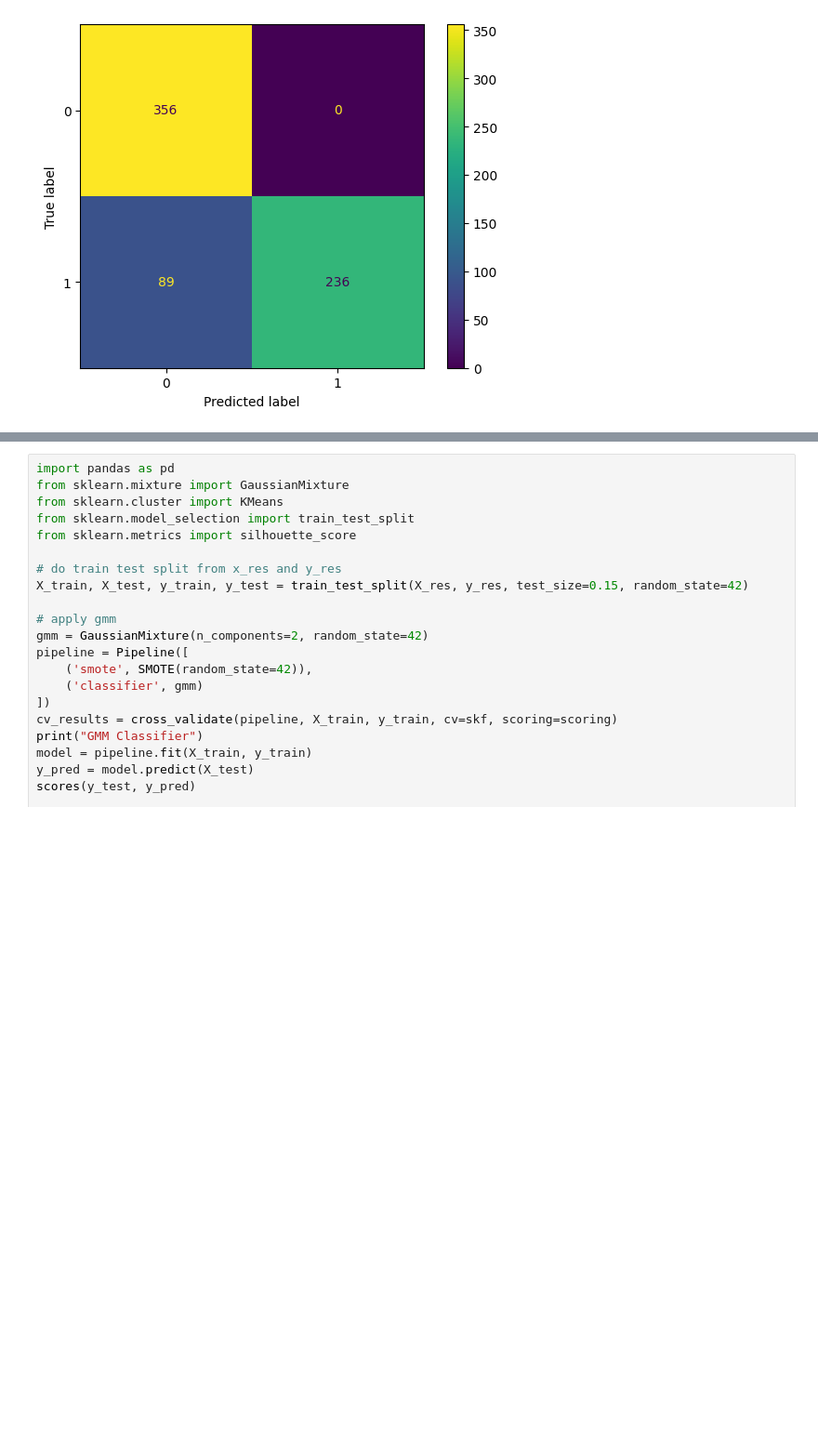
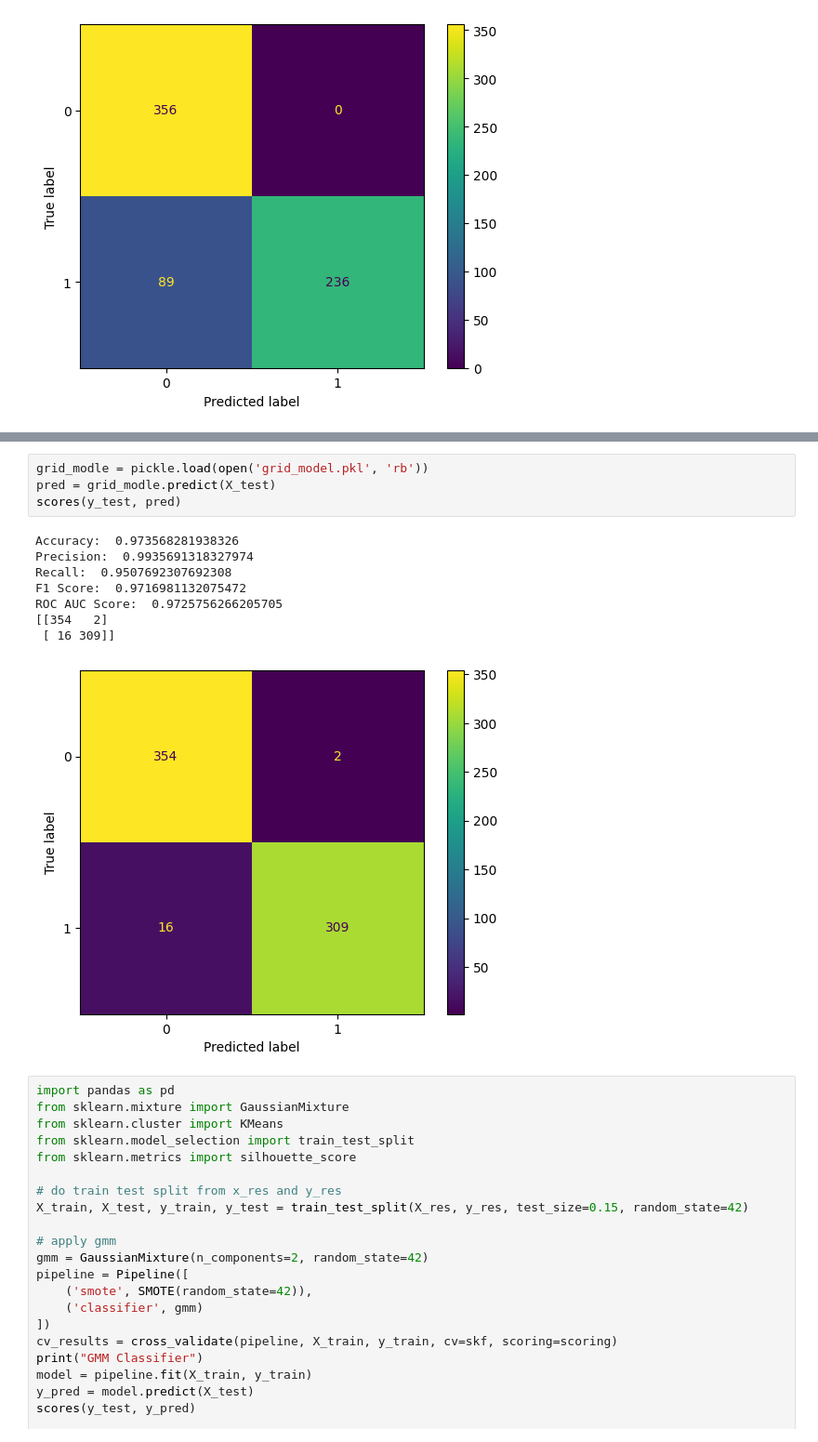
Before and after one commit to rcht/asthma-detection-ml, a Jupyter notebook: main.ipynb, the cells around one changed output, grey strips where cells are left out. Shown: that part at 93% size. Drawn from its saved outputs; the diff is of its cells as text; blank space fills up the shorter version.

```diff
--- a/main.ipynb
+++ b/main.ipynb
@@ -482,3 +521,16 @@ KeyboardInterrupt:
+# %%
+grid_modle = pickle.load(open('grid_model.pkl', 'rb'))
+pred = grid_modle.predict(X_test)
+scores(y_test, pred)
+# %% [output]
+Accuracy:  0.973568281938326
+Precision:  0.9935691318327974
+Recall:  0.9507692307692308
+F1 Score:  0.9716981132075472
+ROC AUC Score:  0.9725756266205705
+[[354   2]
+ [ 16 309]]
+[figure, added]
 # %%
 import pandas as pd
 from sklearn.mixture import GaussianMixture
```
Also changed, not shown: parts of 13 cells of this notebook, 4 other files.
